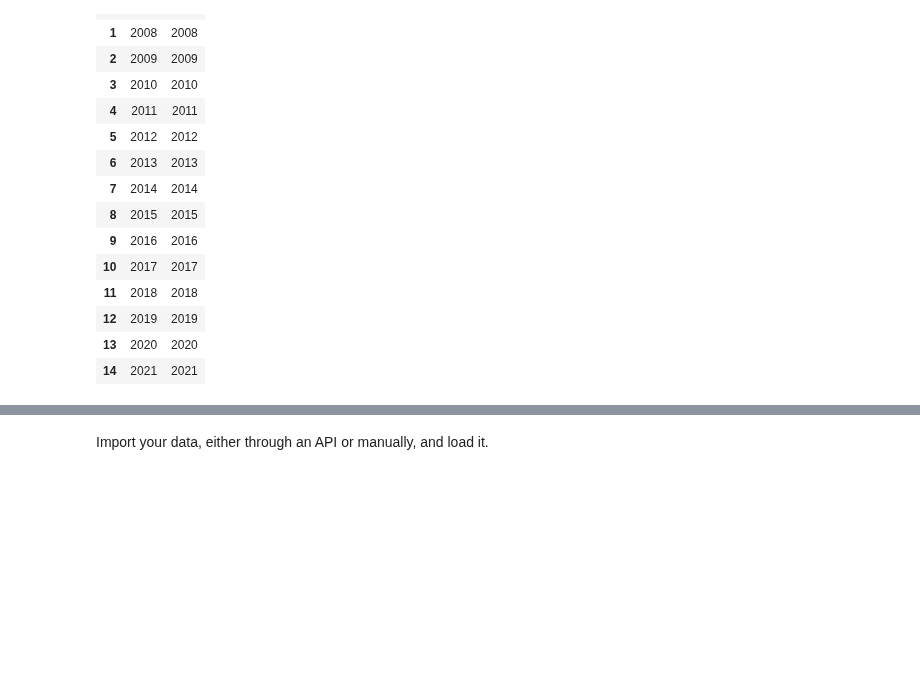
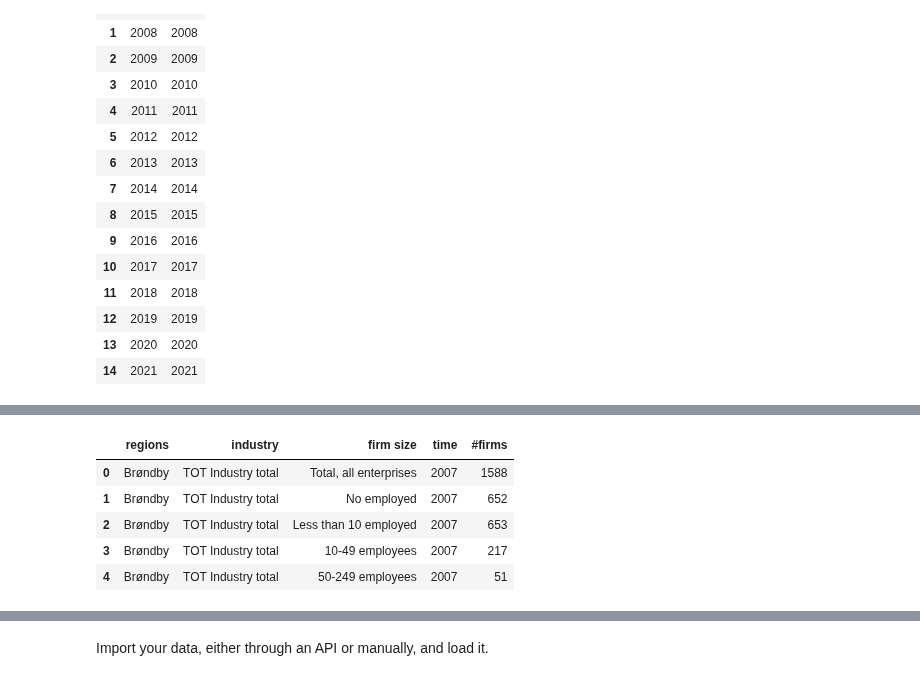
Before and after one commit to NumEconCopenhagen/projects-2024-emil-og-simon, a Jupyter notebook: dataproject/dataproject.ipynb, the cells around one changed output, grey strips where cells are left out. Drawn from its saved outputs; the diff is of its cells as text; code cells hidden in the pictures; blank space fills up the shorter version.

```diff
--- a/dataproject/dataproject.ipynb
+++ b/dataproject/dataproject.ipynb
@@ -121,0 +151,10 @@ Tid:
+# %%
+inc_api.rename(columns = {'KOMK':'regions', 'BRANCHEDB0710TIL127':'industry', 'FIRMSTR': 'firm size', 'TID':'time', 'INDHOLD':'#firms'}, inplace=True)
+inc_api.head()
+# %% [output]
+|  | regions | industry | firm size | time | #firms |
+| 0 | Brøndby | TOT Industry total | Total, all enterprises | 2007 | 1588 |
+| 1 | Brøndby | TOT Industry total | No employed | 2007 | 652 |
+| 2 | Brøndby | TOT Industry total | Less than 10 employed | 2007 | 653 |
+| 3 | Brøndby | TOT Industry total | 10-49 employees | 2007 | 217 |
+| 4 | Brøndby | TOT Industry total | 50-249 employees | 2007 | 51 |
```
Also changed, not shown: parts of 17 cells of this notebook.
